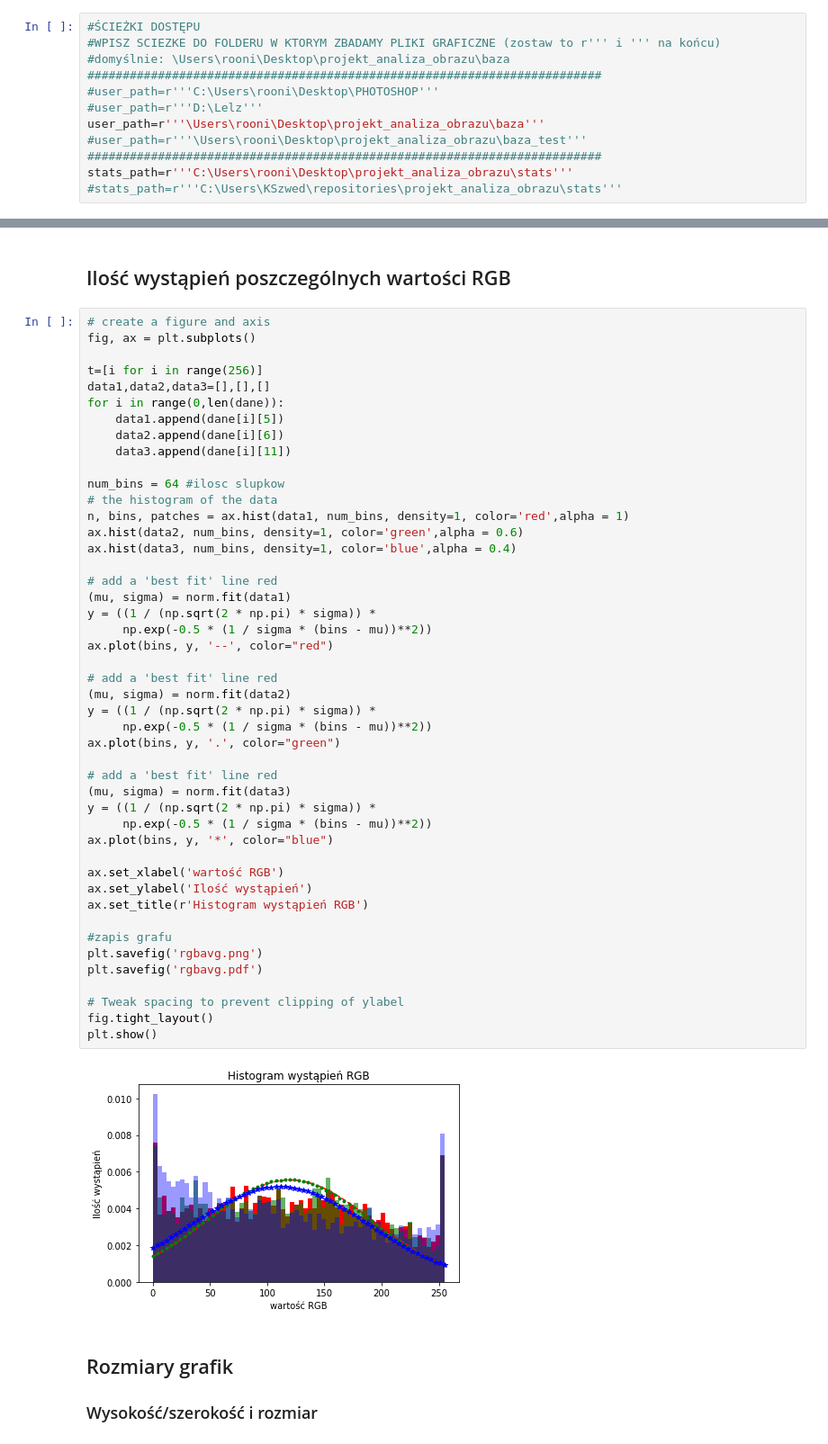
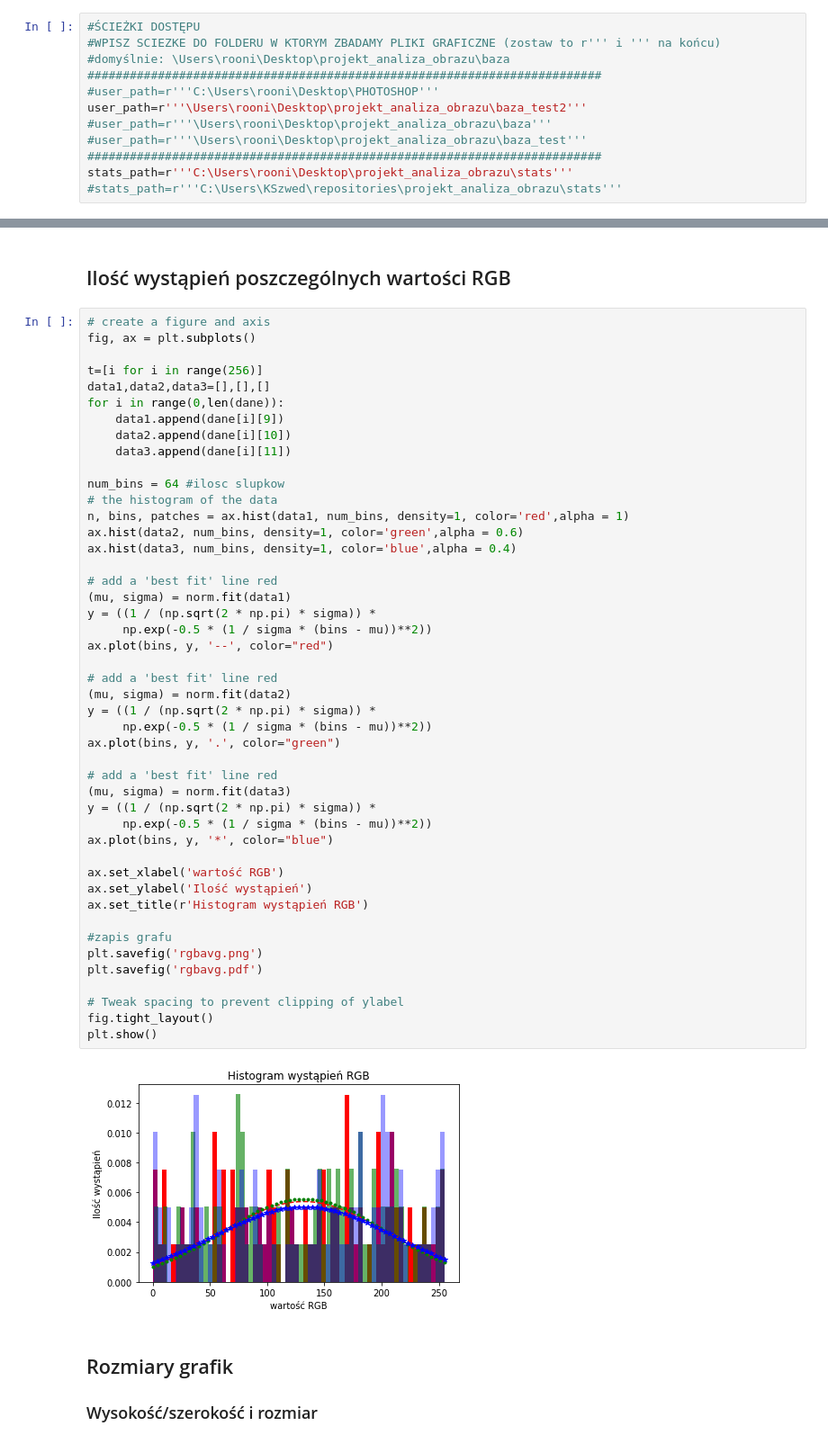
Before and after one commit to konradszwed/projekt_analiza_obrazu, a Jupyter notebook: main.ipynb, the cells around one changed output, grey strips where cells are left out. Shown: that part at 90% size. Drawn from its saved outputs; the diff is of its cells as text.

```diff
--- a/main.ipynb
+++ b/main.ipynb
@@ -38,8 +39,8 @@ plt.rcParams['figure.figsize'] = [15, 10]
 #domyślnie: \Users\rooni\Desktop\projekt_analiza_obrazu\baza
 #########################################################################
 #user_path=r'''C:\Users\rooni\Desktop\PHOTOSHOP'''
-#user_path=r'''D:\Lelz'''
-user_path=r'''\Users\rooni\Desktop\projekt_analiza_obrazu\baza'''
+user_path=r'''\Users\rooni\Desktop\projekt_analiza_obrazu\baza_test2'''
+#user_path=r'''\Users\rooni\Desktop\projekt_analiza_obrazu\baza'''
 #user_path=r'''\Users\rooni\Desktop\projekt_analiza_obrazu\baza_test'''
 #########################################################################
 stats_path=r'''C:\Users\rooni\Desktop\projekt_analiza_obrazu\stats'''
@@ -329,8 +410,8 @@ fig, ax = plt.subplots()
 t=[i for i in range(256)]
 data1,data2,data3=[],[],[]
 for i in range(0,len(dane)):
-    data1.append(dane[i][5])
-    data2.append(dane[i][6])
+    data1.append(dane[i][9])
+    data2.append(dane[i][10])
     data3.append(dane[i][11])
 
 num_bins = 64 #ilosc slupkow
@@ -342,34 +423,34 @@ ax.hist(data3, num_bins, density=1, color='blue',alpha = 0.4)
 # add a 'best fit' line red
 (mu, sigma) = norm.fit(data1)
 y = ((1 / (np.sqrt(2 * np.pi) * sigma)) *
      np.exp(-0.5 * (1 / sigma * (bins - mu))**2))
 ax.plot(bins, y, '--', color="red")
 
 # add a 'best fit' line red
 (mu, sigma) = norm.fit(data2)
 y = ((1 / (np.sqrt(2 * np.pi) * sigma)) *
      np.exp(-0.5 * (1 / sigma * (bins - mu))**2))
 ax.plot(bins, y, '.', color="green")
 
 # add a 'best fit' line red
 (mu, sigma) = norm.fit(data3)
 y = ((1 / (np.sqrt(2 * np.pi) * sigma)) *
      np.exp(-0.5 * (1 / sigma * (bins - mu))**2))
 ax.plot(bins, y, '*', color="blue")
 
 ax.set_xlabel('wartość RGB')
 ax.set_ylabel('Ilość wystąpień')
 ax.set_title(r'Histogram wystąpień RGB')
 
 #zapis grafu
 plt.savefig('rgbavg.png')
 plt.savefig('rgbavg.pdf')
 
 # Tweak spacing to prevent clipping of ylabel
 fig.tight_layout()
 plt.show()
 # %% [output]
-[figure, old version]
+[figure, new version]
 # %% [markdown]
 <h2>Rozmiary grafik</h2>
 <h3>Wysokość/szerokość i rozmiar</h3>
```
Also changed, not shown: parts of 22 cells of this notebook, 6 other files.
